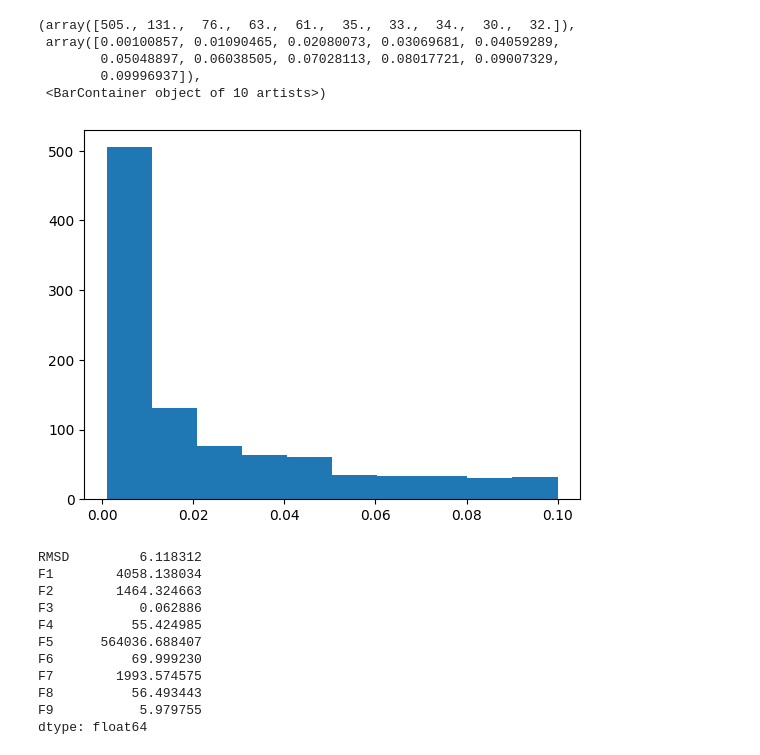
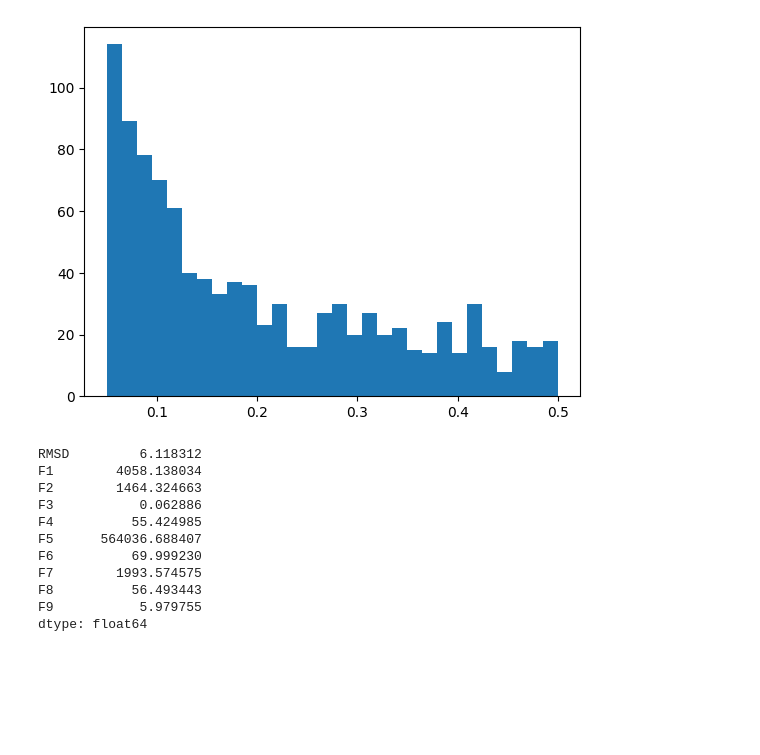
Before and after one commit to viktorvesely/liquid, a Jupyter notebook: liquid/notebooks/explore.ipynb, the cells around one changed output. Saved outputs shown, nothing was run; the diff lists cells and outputs as text; code cells hidden in the pictures; blank space fills up the shorter version.

```diff
--- a/liquid/notebooks/explore.ipynb
+++ b/liquid/notebooks/explore.ipynb
@@ -24,20 +24,15 @@ y_col = "RMSD"
 # %%
 import numpy as np
 from matplotlib import pyplot as plt
 
-low = 0.001
-high = 0.1
+low, high = 0.05, 0.5
 s = 1000
 
-x = 10 ** np.random.uniform(np.log10(low), np.log10(high), size=s)
-plt.hist(x)
+x = (10 ** np.random.uniform(np.log10(low), np.log10(high), size=s))
+plt.hist(x, bins=30)
+plt.show()
 # %% [output]
-(array([505., 131.,  76.,  63.,  61.,  35.,  33.,  34.,  30.,  32.]),
- array([0.00100857, 0.01090465, 0.02080073, 0.03069681, 0.04059289,
-        0.05048897, 0.06038505, 0.07028113, 0.08017721, 0.09007329,
-        0.09996937]),
- <BarContainer object of 10 artists>)
-[figure, old version]
+[figure, new version]
 # %%
 df.std()
 # %% [output]
```
Also changed, not shown: parts of 2 cells of this notebook, 16 other files.
